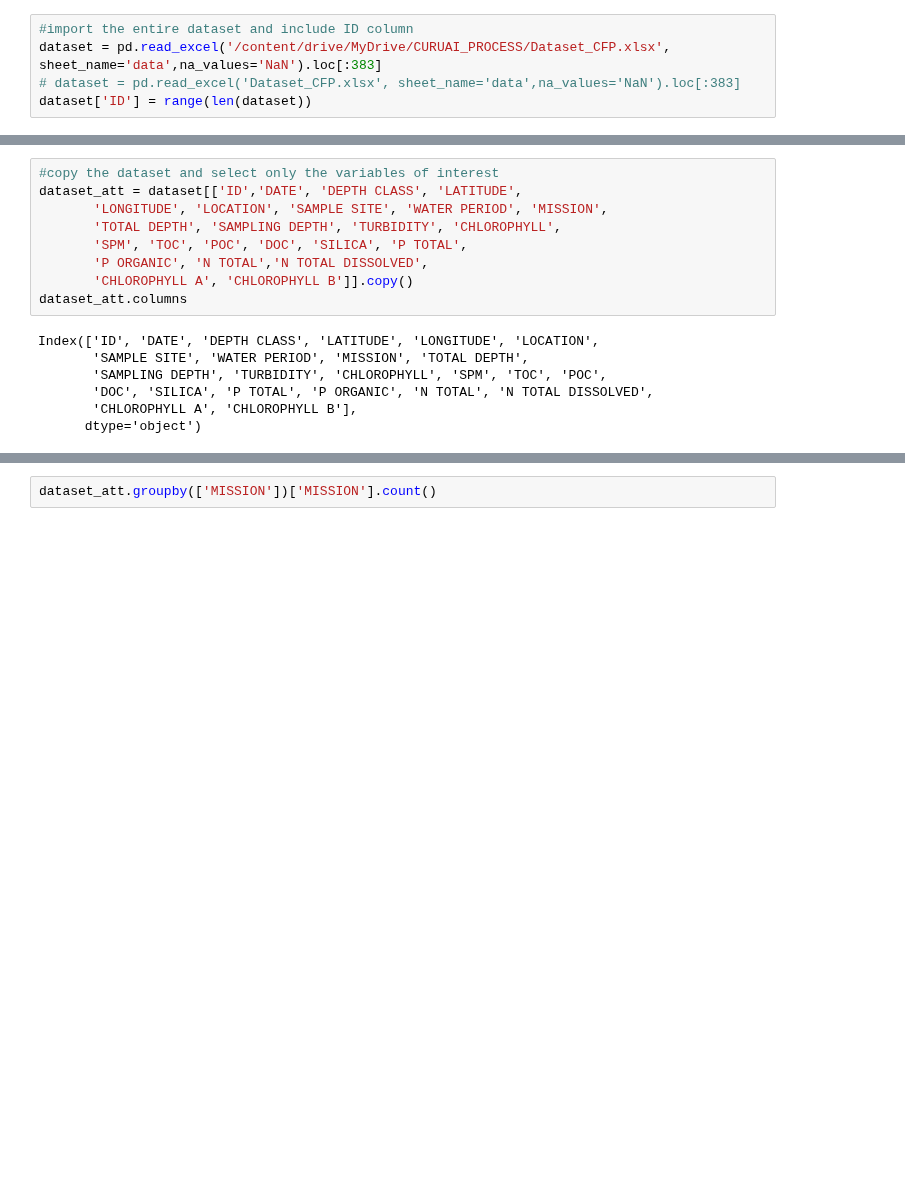
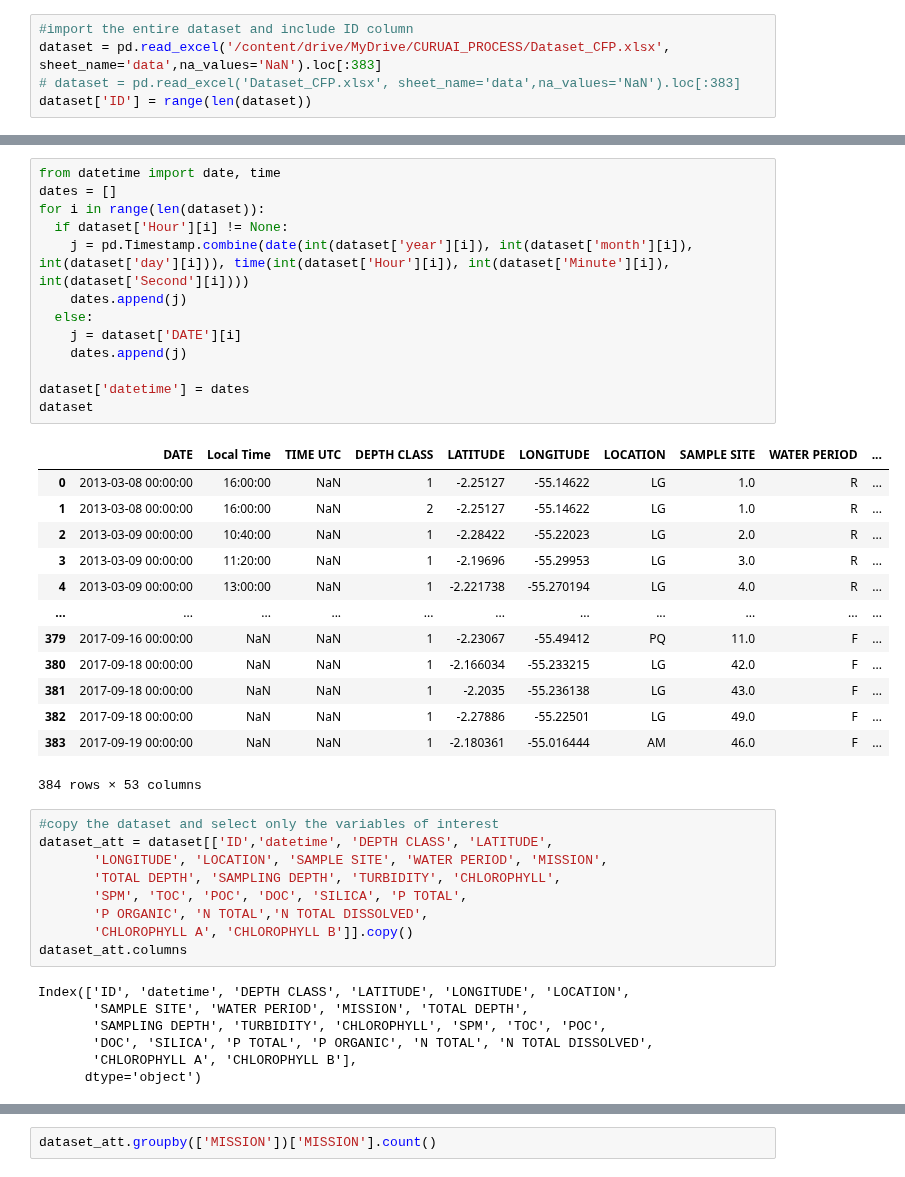
Before and after one commit to larissavaladao/py6s_harmonize_sample, a Jupyter notebook: manage_data/deglint_sample_py6s.ipynb, the cells around one changed output, grey strips where cells are left out. Cells and saved outputs as stored; diff of their text form; blank space fills up the shorter version.

```diff
--- a/manage_data/deglint_sample_py6s.ipynb
+++ b/manage_data/deglint_sample_py6s.ipynb
@@ -32,6 +55,33 @@ dataset['ID'] = range(len(dataset))
+# %%
+from datetime import date, time
+dates = []
+for i in range(len(dataset)):
+  if dataset['Hour'][i] != None:
+    j = pd.Timestamp.combine(date(int(dataset['year'][i]), int(dataset['month'][i]), int(dataset['day'][i])), time(int(dataset['Hour'][i]), int(dataset['Minute'][i]), int(dataset['Second'][i])))
+    dates.append(j)
+  else:
+    j = dataset['DATE'][i]
+    dates.append(j)
+
+dataset['datetime'] = dates
+dataset
+# %% [output]
+|  | DATE | Local Time | TIME UTC | DEPTH CLASS | LATITUDE | LONGITUDE | LOCATION | SAMPLE SITE | WATER PERIOD | ... |
+| 0 | 2013-03-08 00:00:00 | 16:00:00 | NaN | 1 | -2.25127 | -55.14622 | LG | 1.0 | R | ... |
+| 1 | 2013-03-08 00:00:00 | 16:00:00 | NaN | 2 | -2.25127 | -55.14622 | LG | 1.0 | R | ... |
+| 2 | 2013-03-09 00:00:00 | 10:40:00 | NaN | 1 | -2.28422 | -55.22023 | LG | 2.0 | R | ... |
+| 3 | 2013-03-09 00:00:00 | 11:20:00 | NaN | 1 | -2.19696 | -55.29953 | LG | 3.0 | R | ... |
+| 4 | 2013-03-09 00:00:00 | 13:00:00 | NaN | 1 | -2.221738 | -55.270194 | LG | 4.0 | R | ... |
+| ... | ... | ... | ... | ... | ... | ... | ... | ... | ... | ... |
+| 379 | 2017-09-16 00:00:00 | NaN | NaN | 1 | -2.23067 | -55.49412 | PQ | 11.0 | F | ... |
+| 380 | 2017-09-18 00:00:00 | NaN | NaN | 1 | -2.166034 | -55.233215 | LG | 42.0 | F | ... |
+| 381 | 2017-09-18 00:00:00 | NaN | NaN | 1 | -2.2035 | -55.236138 | LG | 43.0 | F | ... |
+| 382 | 2017-09-18 00:00:00 | NaN | NaN | 1 | -2.27886 | -55.22501 | LG | 49.0 | F | ... |
+| 383 | 2017-09-19 00:00:00 | NaN | NaN | 1 | -2.180361 | -55.016444 | AM | 46.0 | F | ... |
+384 rows × 53 columns
 # %%
 #copy the dataset and select only the variables of interest
-dataset_att = dataset[['ID','DATE', 'DEPTH CLASS', 'LATITUDE',
+dataset_att = dataset[['ID','datetime', 'DEPTH CLASS', 'LATITUDE',
        'LONGITUDE', 'LOCATION', 'SAMPLE SITE', 'WATER PERIOD', 'MISSION',
        'TOTAL DEPTH', 'SAMPLING DEPTH', 'TURBIDITY', 'CHLOROPHYLL',
        'SPM', 'TOC', 'POC', 'DOC', 'SILICA', 'P TOTAL',
@@ -39,7 +89,7 @@ dataset_att = dataset[['ID','DATE', 'DEPTH CLASS', 'LATITUDE',
        'CHLOROPHYLL A', 'CHLOROPHYLL B']].copy()
 dataset_att.columns
 # %% [output]
-Index(['ID', 'DATE', 'DEPTH CLASS', 'LATITUDE', 'LONGITUDE', 'LOCATION',
+Index(['ID', 'datetime', 'DEPTH CLASS', 'LATITUDE', 'LONGITUDE', 'LOCATION',
        'SAMPLE SITE', 'WATER PERIOD', 'MISSION', 'TOTAL DEPTH',
        'SAMPLING DEPTH', 'TURBIDITY', 'CHLOROPHYLL', 'SPM', 'TOC', 'POC',
        'DOC', 'SILICA', 'P TOTAL', 'P ORGANIC', 'N TOTAL', 'N TOTAL DISSOLVED',
```
Also changed, not shown: parts of 22 cells of this notebook.
